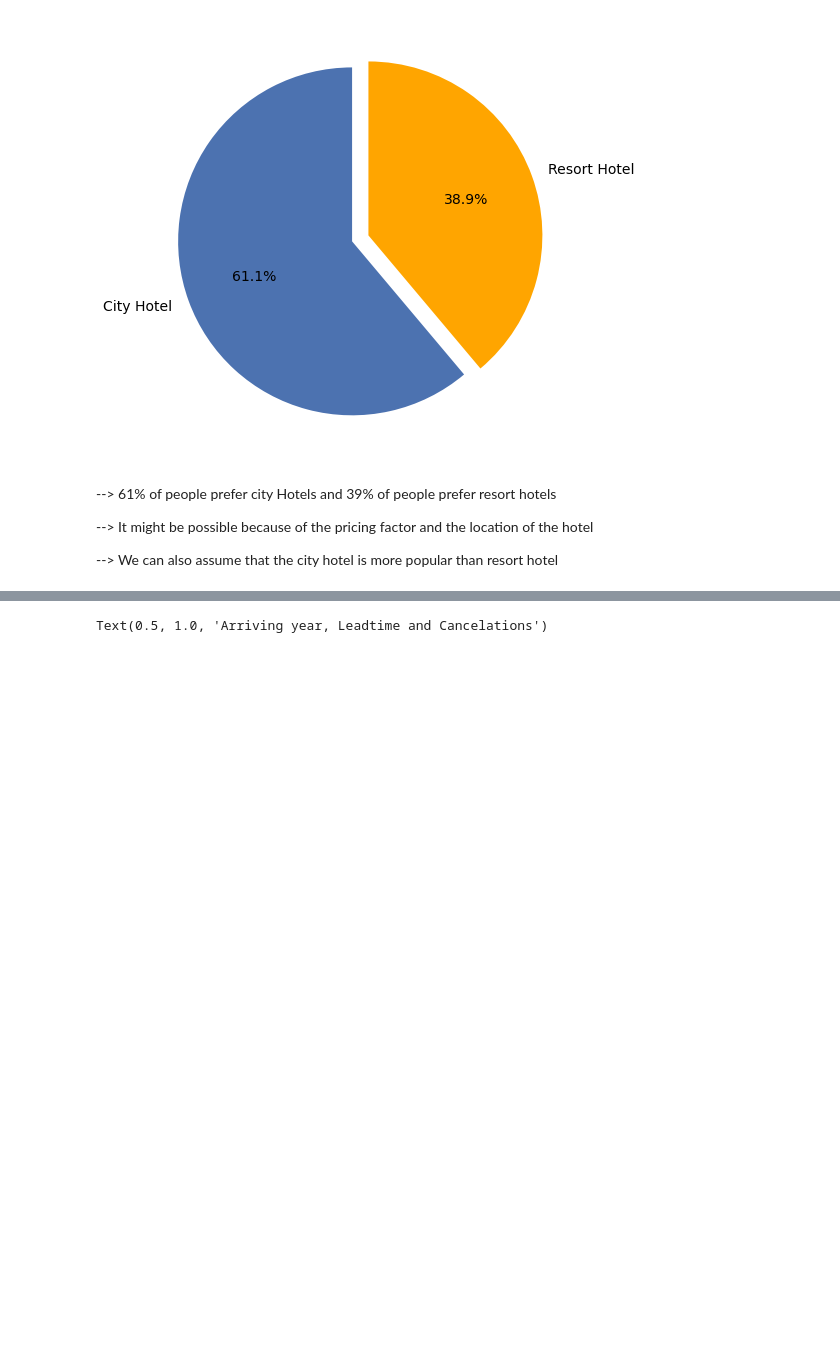
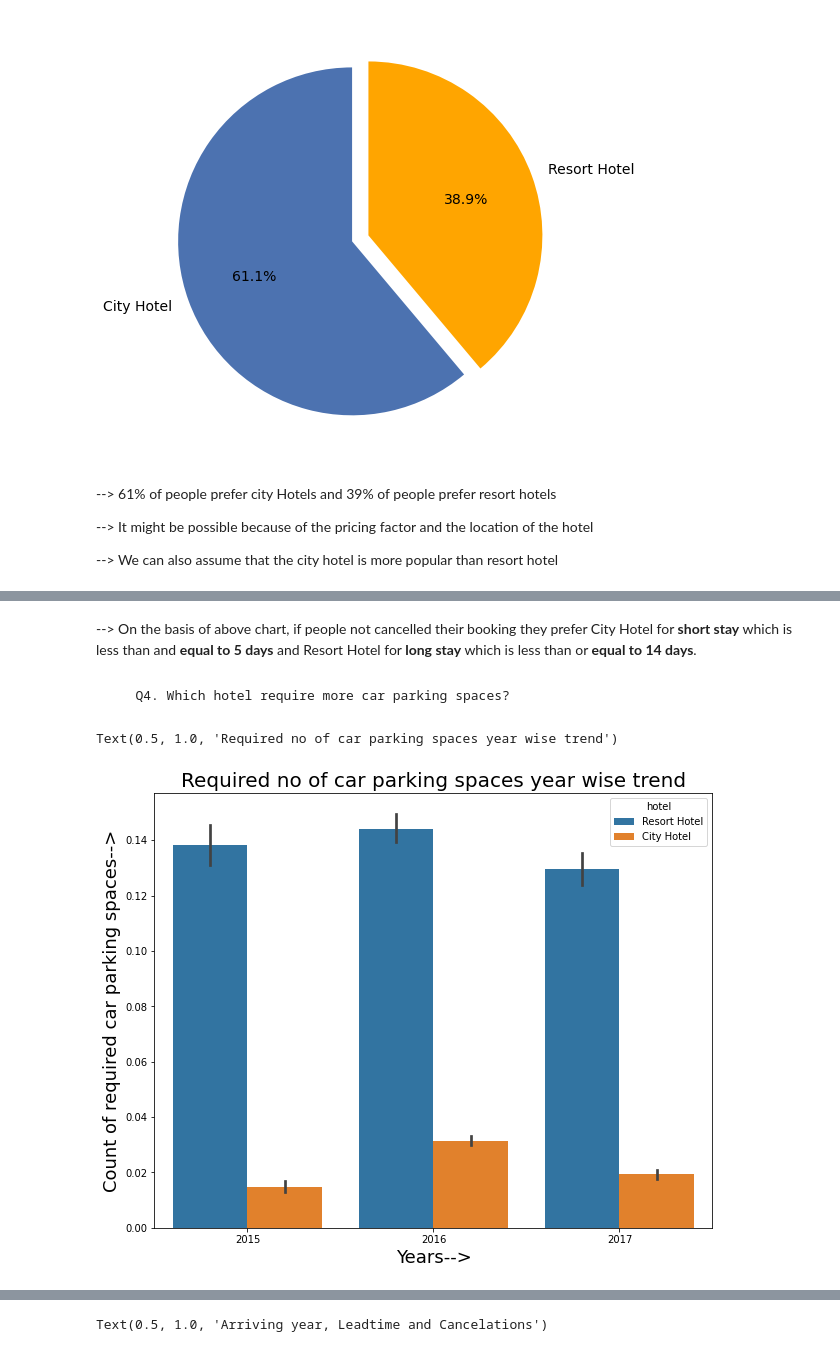
Before and after one commit to SomyaH99/Data_analysis_0f_Hotel_bookings, a Jupyter notebook: Hotel_Booking_Analysis_Capstone_Project.ipynb, the cells around one changed output, grey strips where cells are left out. Drawn from its saved outputs; the diff is of its cells as text; code cells hidden in the pictures; blank space fills up the shorter version.

```diff
--- a/Hotel_Booking_Analysis_Capstone_Project.ipynb
+++ b/Hotel_Booking_Analysis_Capstone_Project.ipynb
@@ -450,0 +401,14 @@ plt.show()
+# %% [markdown]
+-->  On the basis of above chart, if people not cancelled their booking they prefer City Hotel for **short stay** which is less than and **equal to 5 days** and Resort Hotel for **long stay** which is less than or **equal to 14 days**.
+# %% [markdown]
+       Q4. Which hotel require more car parking spaces?
+# %%
+# bar graph on required no of car parking spaces year wise trend
+plt.figure(figsize=(10,8))
+sns.barplot(x=df1['arrival_date_year'],y=df1['required_no_of_car_parking_space'],hue=df1['hotel'])
+plt.xlabel('Years-->',fontsize=18)
+plt.ylabel('Count of required car parking spaces-->',fontsize=18)
+plt.title('Required no of car parking spaces year wise trend',fontsize=20)
+# %% [output]
+Text(0.5, 1.0, 'Required no of car parking spaces year wise trend')
+[figure, added]
```
Also changed, not shown: parts of 62 cells of this notebook.
